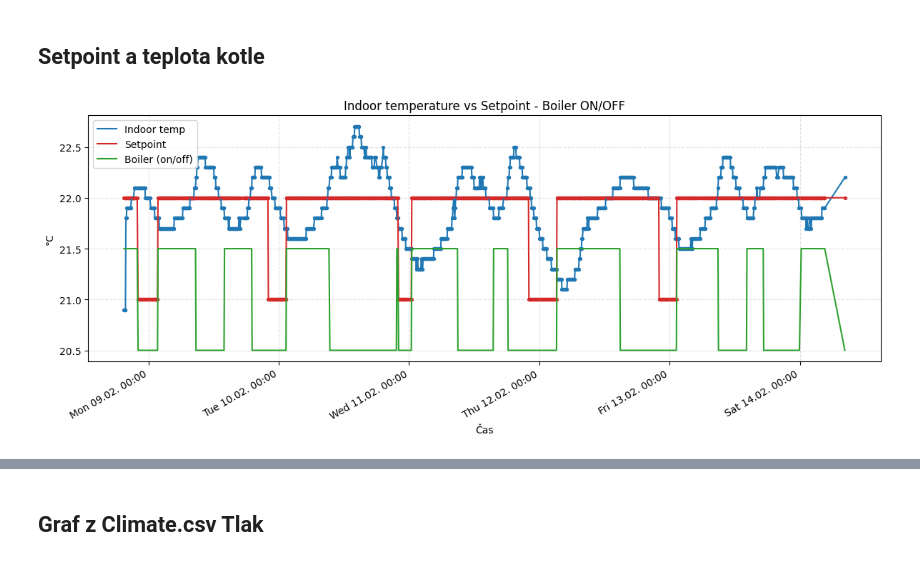
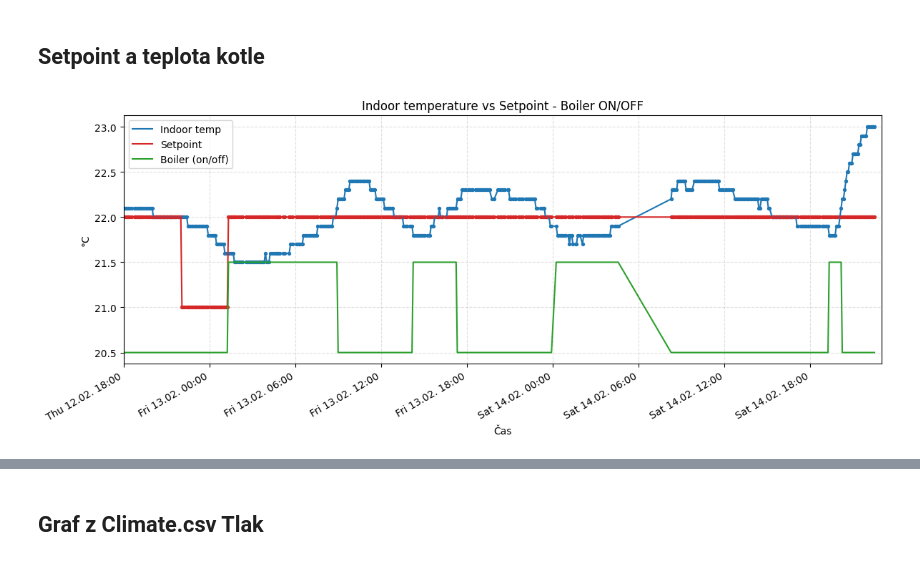
Before and after one commit to MarekCoderslab/Teploty_kotle, a Jupyter notebook: Teplota_kotle.ipynb, the cells around one changed output, grey strips where cells are left out. Cells and saved outputs as stored; diff of their text form; code cells hidden in the pictures.

```diff
--- a/Teplota_kotle.ipynb
+++ b/Teplota_kotle.ipynb
@@ -392,40 +392,47 @@ import matplotlib.dates as mdates
 
 # Převod timestamp → datetime + posun o 1 hodinu
 df_climate["time"] = pd.to_datetime(df_climate["timestamp"], unit="s") + pd.to_timedelta(1, "h")
+
+# --- ČASOVÉ OKNO (naivní, protože df_climate["time"] je také naivní) ---
+start_time = pd.Timestamp("2026-02-12 18:00:00")
+end_time   = pd.Timestamp("2026-02-14 23:00:00")
 
 # -----------------------------
 # GRAF
 # -----------------------------
 fig, ax = plt.subplots(figsize=(12, 5))
 
 # Indoor temp
 ax.plot(df_climate["time"], df_climate["temp_indoor"], label="Indoor temp",
         color="tab:blue", linewidth=1.5)
 ax.scatter(df_climate["time"], df_climate["temp_indoor"], s=8, color="tab:blue")
 
 # Setpoint
 ax.plot(df_climate["time"], df_climate["setpoint"], label="Setpoint",
         color="tab:red", linewidth=1.5)
 ax.scatter(df_climate["time"], df_climate["setpoint"], s=8, color="tab:red")
 
-# Boiler (0/1) posunutý nahoru, aby byl vidět
+# Boiler (0/1) posunutý nahoru
 ax.plot(df_climate["time"], df_climate["boiler"] + 20.5,
         label="Boiler (on/off)", color="tab:green", linewidth=1.5)
+
+# --- ČASOVÉ OKNO ---
+ax.set_xlim(start_time, end_time)
 
 ax.set_title("Indoor temperature vs Setpoint - Boiler ON/OFF")
 ax.set_xlabel("Čas")
 ax.set_ylabel("°C")
 ax.grid(True, linestyle="--", alpha=0.4)
 ax.legend()
 
 ax.xaxis.set_major_locator(mdates.AutoDateLocator())
 ax.xaxis.set_major_formatter(mdates.DateFormatter('%a %d.%m. %H:%M'))
 fig.autofmt_xdate()
 
 plt.tight_layout()
 plt.show()
 # %% [output]
-[figure, old version]
+[figure, new version]
 # %%
 from IPython.display import Markdown, display
 
```
Also changed, not shown: parts of 11 cells of this notebook, 4 other files.
